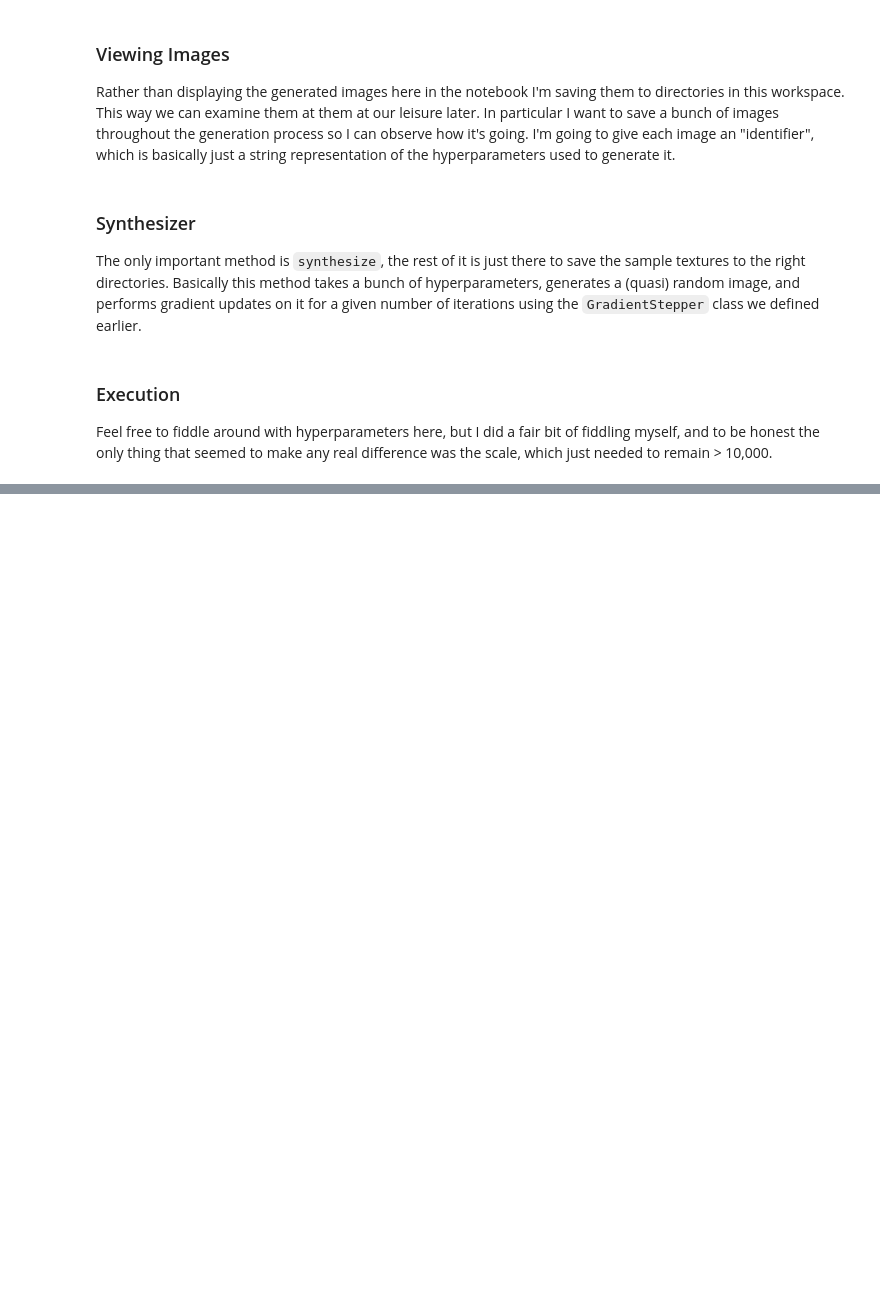
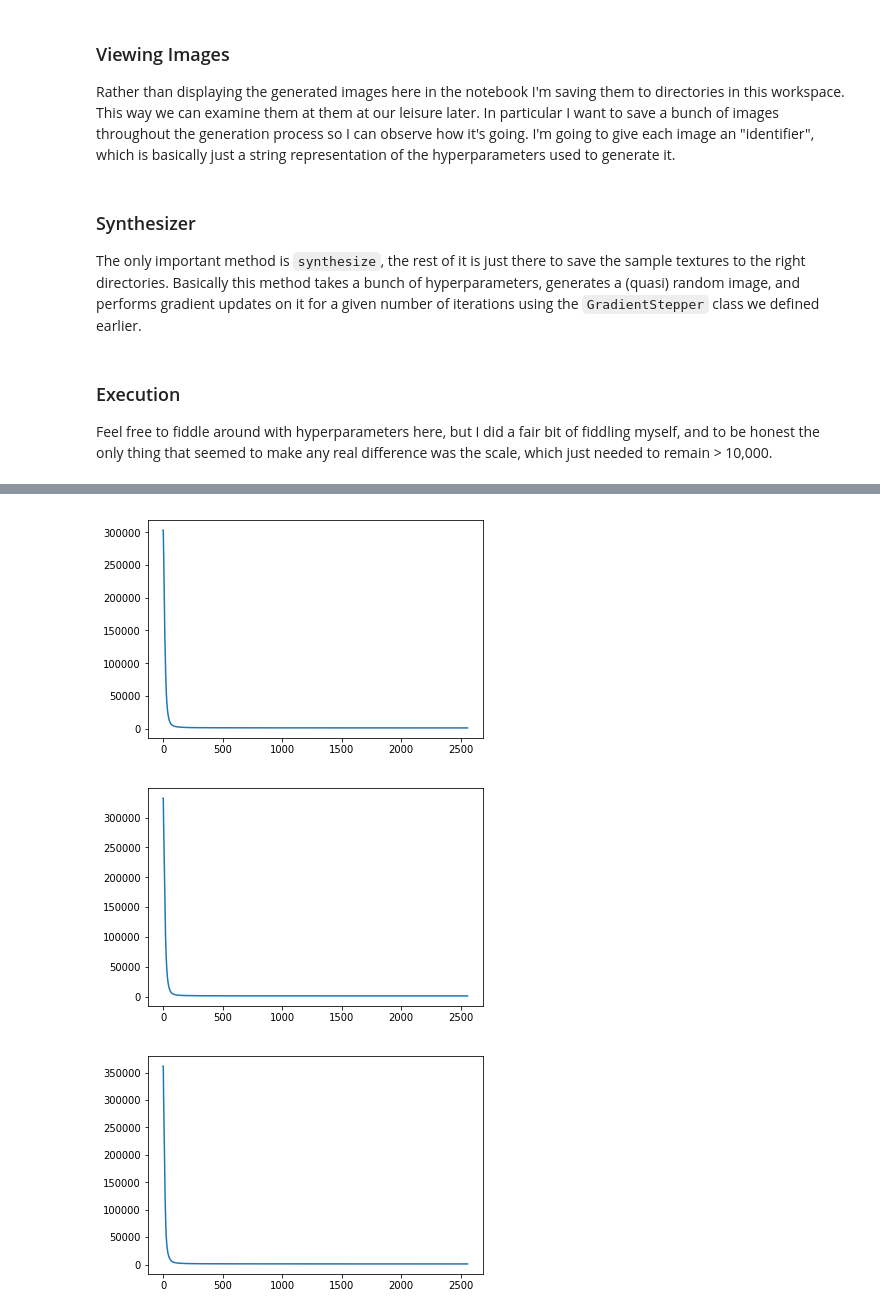
Before and after one commit to Lewington-pitsos/multi-scale-texture-syn, a Jupyter notebook: syn.ipynb, the cells around one changed output, grey strips where cells are left out. Drawn from its saved outputs; the diff is of its cells as text; code cells hidden in the pictures; blank space fills up the shorter version.

```diff
--- a/syn.ipynb
+++ b/syn.ipynb
@@ -215,0 +130,4 @@ tensor([[0.0022, 0.0000, 0.0024,  ..., 0.0012, 0.0006, 0.0008],
+# %%
+hooks = hooking.attach_hooks(vgg, [4, 13])
+# the layers reccomended by the xavier's paper, offest because of the normalization layer
+print(len(hooks)) # should be 2
@@ -216,3 +138,10 @@ tensor([[0.0022, 0.0000, 0.0024,  ..., 0.0012, 0.0006, 0.0008],
+# %%
+example_feature_pyr = []
+
+for pyr_slice in example_pyr:
+    vgg(pyr_slice)
+    slice_stats = [stats.gram_matrix(hook.features) for hook in hooks]
+    example_feature_pyr.append(slice_stats)
 # %% [markdown]
 ## Computing Loss
 
@@ -298,7 +230,7 @@ Rather than displaying the generated images here in the notebook I'm saving them
 def identifier(params):
     id = ""
     for key in params:
-        if key not in ["layer_feature_maps", "model", "iterations", "id"]:
+        if key not in ["hooks", "model", "iterations", "id"]:
             if key == "name":
                 id += params[key].replace(".jpg", "") + "-"
             else:
@@ -363,33 +279,40 @@ class Synthesizer():
 
 Feel free to fiddle around with hyperparameters here, but I did a fair bit of fiddling myself, and to be honest  the only thing that seemed to make any real difference was the scale, which just needed to remain > 10,000.
 # %%
+importlib.reload(stats)
 params = {
+    "x": "std-normalized",
     "name": img_name,
-    "size": 300,
-    "layers": 5,
-    "iterations": 256,
+    "size": 250,
+    "layers": 4,
+    "iterations": 128,
     "blur": 5,
+    "scale_decay": 0, # 0 means no scale decay
     "scale": 100000,
     "model": vgg,
-    "layer_feature_maps": layer_feature_maps,
-    "optimizer": "LBFGS",
+    "hooks": hooks,
     "lr": 0.1,
 }
 
 meta_params = {
-    "save_mode": "final"
+    "save_mode": "final" ,
+    "example_feature_pyr": example_feature_pyr,
     # determine whether to save just the final image, or save at intervals while generating
 }
 
 syn = Synthesizer(meta_params)
 
-for s in [10000]:
-    for blur in [5]:
-        params["scale"] = s
-        params["blur"] = blur
-        params["id"] = identifier(params)
+for s in [1000000]:
+    for lr in [0.1]:
+        for blur in [5, 4, 3]:
+            params["lr"] = lr
+            params["scale"] = s
+            params["blur"] = blur
+            params["id"] = identifier(params)
 
-        print(params["id"])
+            print(params["id"])
 
-        syn.synthesize(params)
+            _, losses = syn.synthesize(params)
+            plt.figure()
+            plt.plot(losses)
 # %% [output]
@@ -412,0 +336,3 @@ loss: 0.0002814889303408563
+[figure, added]
+[figure, added]
+[figure, added]
```
Also changed, not shown: parts of 32 cells of this notebook, 3 other files.
